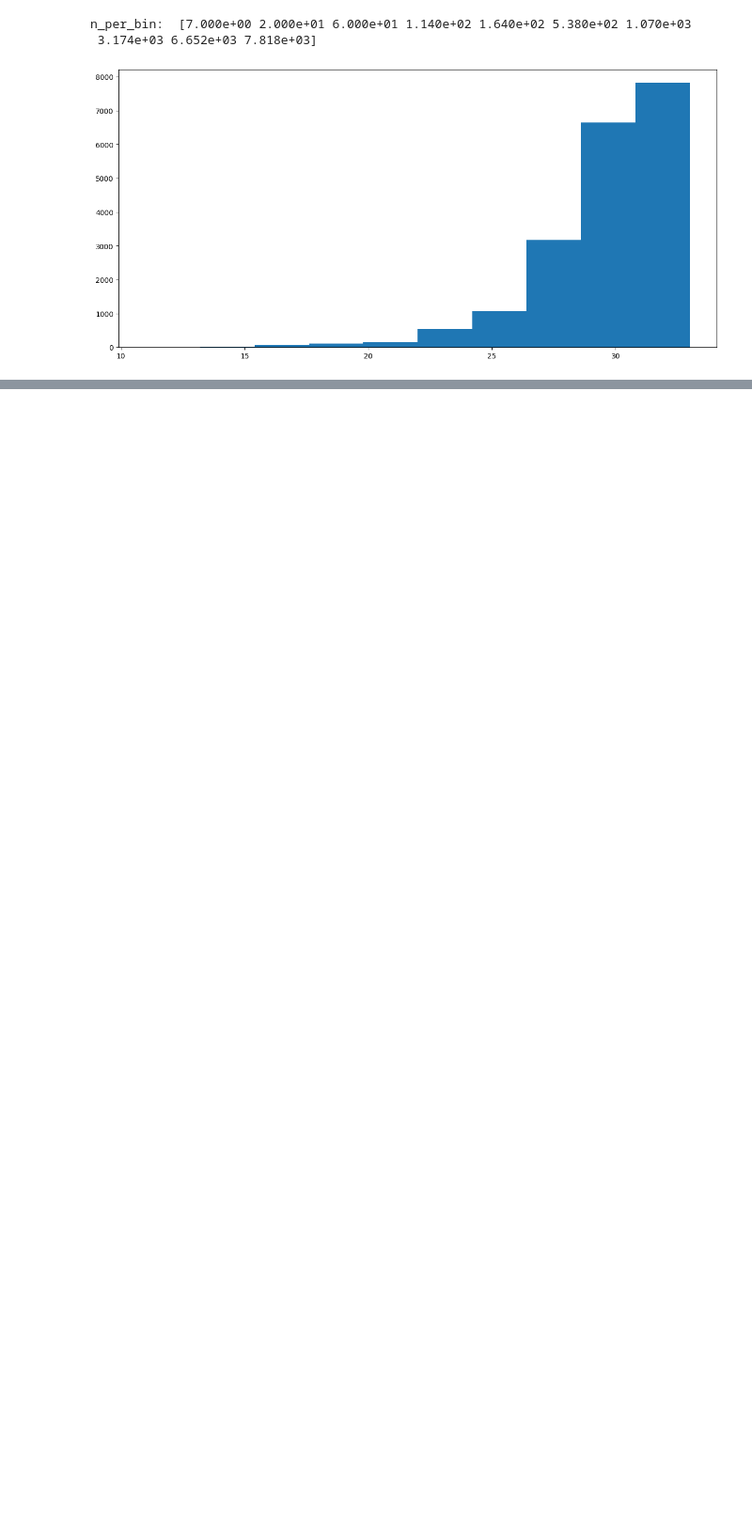
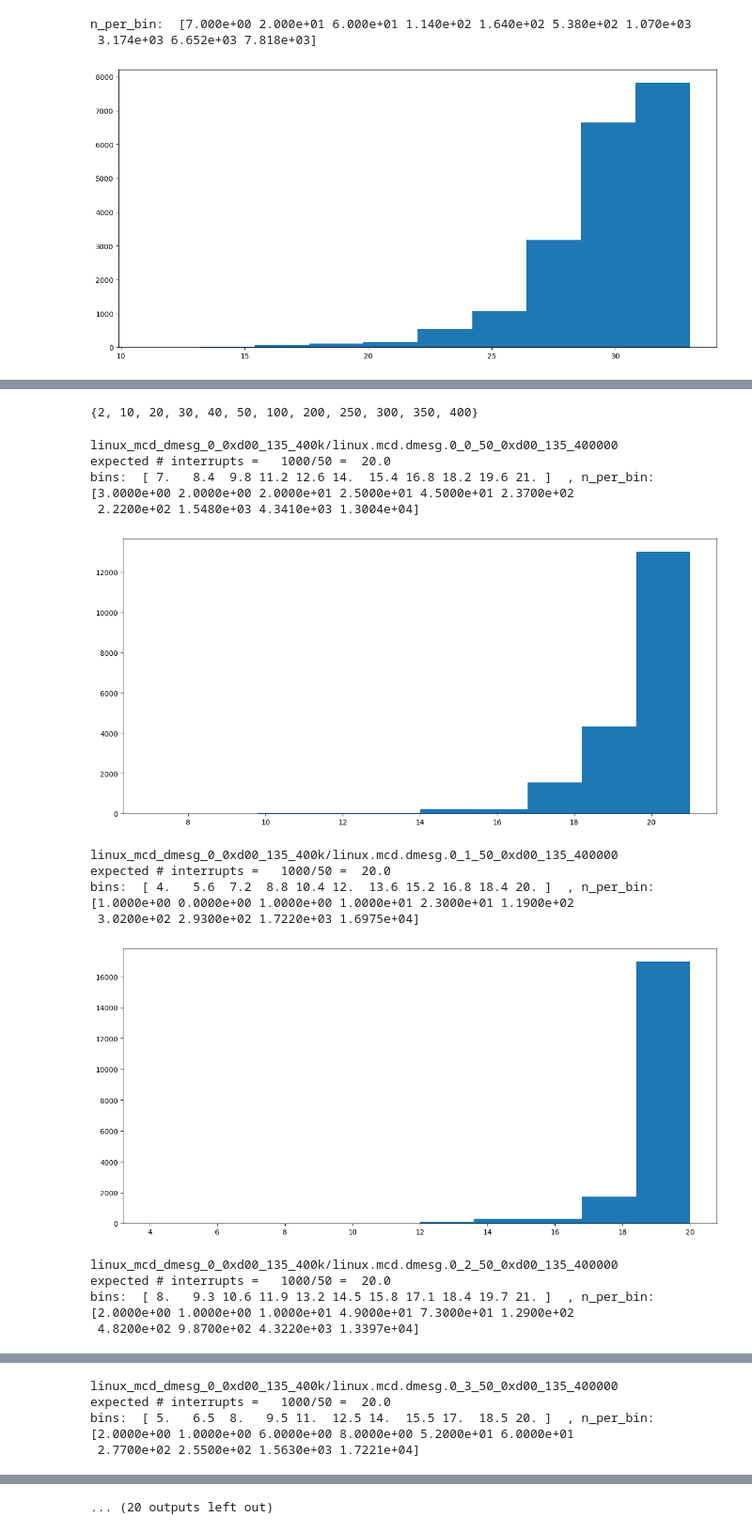
Before and after one commit to awadyn/network_exec_energy_study, a Jupyter notebook: full_logs/Confirming Interrupt Frequency Across 1 Millisecond Measurements.ipynb, the cells around one changed output, grey strips where cells are left out. Shown at 94% size. Cells and saved outputs as stored; diff of their text form; code cells hidden in the pictures; blank space fills up the shorter version.

Commit message:
Looking at # of interrupts within 1 ms intervals for different itr, dvfs, qps

```diff
--- a/full_logs/Confirming Interrupt Frequency Across 1 Millisecond Measurements.ipynb
+++ b/full_logs/Confirming Interrupt Frequency Across 1 Millisecond Measurements.ipynb
@@ -98,4 +84,5 @@ for i,j in df.iterrows():
         k = 0
 # %%
 # calculating expected number of interrupts per ms
-itr =
+expected_n_itr = 1000 / int(itr)
+expected_n_itr
@@ -111,0 +112,66 @@ n_per_bin:  [7.000e+00 2.000e+01 6.000e+01 1.140e+02 1.640e+02 5.380e+02 1.070e+
+# %%
+# get all itrs explored within a directory
+for file in os.listdir(dirname):
+    tags = file.split('_')
+    itr = tags[2]
+    itrs.append(int(itr))
+itrs = set(itrs)
+itrs
+# %% [output]
+{2, 10, 20, 30, 40, 50, 100, 200, 250, 300, 350, 400}
+# %%
+def plot_itrs_per_ms(itr, dvfs, qps, run, rapl):
+    dirname = 'linux_mcd_dmesg_'+ run + '_' + dvfs + '_' + rapl + '_' + str(int(int(qps)/1000)) + 'k/'
+    rdtsc_dir = 'linux_mcd_rdtsc_' + run + '_' + dvfs + '_' + rapl + '_' + str(int(int(qps)/1000)) + 'k/'
+
+    rdtsc_file = 'linux.mcd.rdtsc.' + run + '_' + itr + '_' + dvfs + '_' + rapl + '_' + qps
+    rdtsc_fname = rdtsc_dir + rdtsc_file
+    start, end = eigen_analysis.get_rdtsc(rdtsc_fname)
+    for core in range(0,16):
+        fname = dirname + 'linux.mcd.dmesg.' + run + '_' + str(core) + '_' + str(itr) + '_' + dvfs + '_' + rapl + '_' + qps
+
+        df = pd.read_csv(fname, sep= ' ', names = cols, index_col='i')
+        df = df[['instructions', 'cycles', 'ref_cycles', 'llc_miss', 'joules', 'timestamp']]
+        df = df[(df['timestamp'] >= start) & (df['timestamp'] <= end)]
+        df['timestamp'] = df['timestamp'] - df['timestamp'].min()
+        df['timestamp'] = df['timestamp'] * eigen_analysis.TIME_CONVERSION_khz
+        df['timestamp'] = df['timestamp'].diff()
+
+        print(fname)
+
+        time_diff = 0
+        n_itrs = []
+        k = 0
+        for i,j in df.iterrows():
+            if j['timestamp'] >= 0:
+                time_diff += j['timestamp']
+            k += 1
+            if time_diff >= 0.001:
+                n_itrs.append(k)
+                time_diff = 0
+                k = 0
+
+        expected_n_itr = 1000 / int(itr)
+        print('expected # interrupts =  ', str(1000) + '/' + itr + ' = ', expected_n_itr)
+
+        fig, ax = plt.subplots(figsize =(15, 7))
+        n_per_bin, bins, _ = ax.hist(n_itrs)
+        print('bins: ' , bins, ' , n_per_bin: ', n_per_bin)
+        plt.show()
+# %%
+plot_itrs_per_ms('50', '0xd00', '400000', '0', '135')
+# %% [output]
+linux_mcd_dmesg_0_0xd00_135_400k/linux.mcd.dmesg.0_0_50_0xd00_135_400000
+expected # interrupts =   1000/50 =  20.0
+bins:  [ 7.   8.4  9.8 11.2 12.6 14.  15.4 16.8 18.2 19.6 21. ]  , n_per_bin:  [3.0000e+00 2.0000e+00 2.0000e+01 2.5000e+01 4.5000e+01 2.3700e+02
+ 2.2200e+02 1.5480e+03 4.3410e+03 1.3004e+04]
+[figure, added]
+linux_mcd_dmesg_0_0xd00_135_400k/linux.mcd.dmesg.0_1_50_0xd00_135_400000
+expected # interrupts =   1000/50 =  20.0
+bins:  [ 4.   5.6  7.2  8.8 10.4 12.  13.6 15.2 16.8 18.4 20. ]  , n_per_bin:  [1.0000e+00 0.0000e+00 1.0000e+00 1.0000e+01 2.3000e+01 1.1900e+02
+ 3.0200e+02 2.9300e+02 1.7220e+03 1.6975e+04]
+[figure, added]
+linux_mcd_dmesg_0_0xd00_135_400k/linux.mcd.dmesg.0_2_50_0xd00_135_400000
+expected # interrupts =   1000/50 =  20.0
+bins:  [ 8.   9.3 10.6 11.9 13.2 14.5 15.8 17.1 18.4 19.7 21. ]  , n_per_bin:  [2.0000e+00 1.0000e+00 1.0000e+01 4.9000e+01 7.3000e+01 1.2900e+02
+ 4.8200e+02 9.8700e+02 4.3220e+03 1.3397e+04]
@@ -111,0 +179,4 @@ n_per_bin:  [7.000e+00 2.000e+01 6.000e+01 1.140e+02 1.640e+02 5.380e+02 1.070e+
+linux_mcd_dmesg_0_0xd00_135_400k/linux.mcd.dmesg.0_3_50_0xd00_135_400000
+expected # interrupts =   1000/50 =  20.0
+bins:  [ 5.   6.5  8.   9.5 11.  12.5 14.  15.5 17.  18.5 20. ]  , n_per_bin:  [2.0000e+00 1.0000e+00 6.0000e+00 8.0000e+00 5.2000e+01 6.0000e+01
+ 2.7700e+02 2.5500e+02 1.5630e+03 1.7221e+04]
@@ -111,0 +194 @@ n_per_bin:  [7.000e+00 2.000e+01 6.000e+01 1.140e+02 1.640e+02 5.380e+02 1.070e+
+... (20 outputs left out)
```
Also changed, not shown: parts of 7 cells of this notebook.
